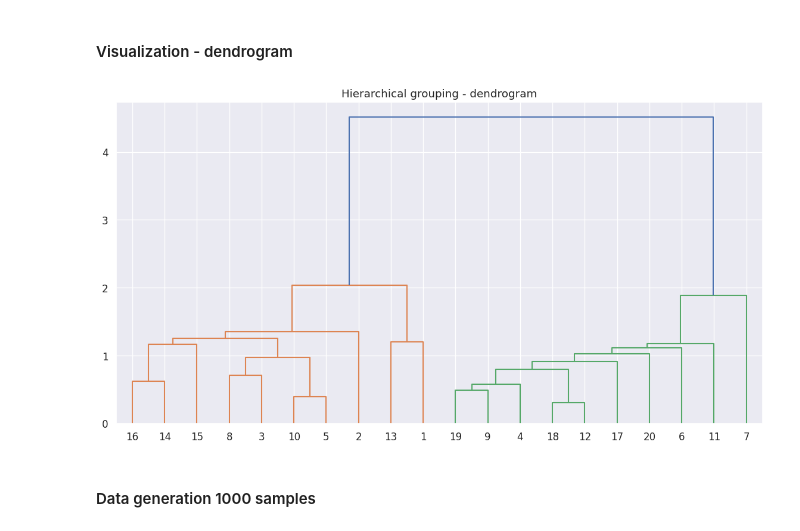
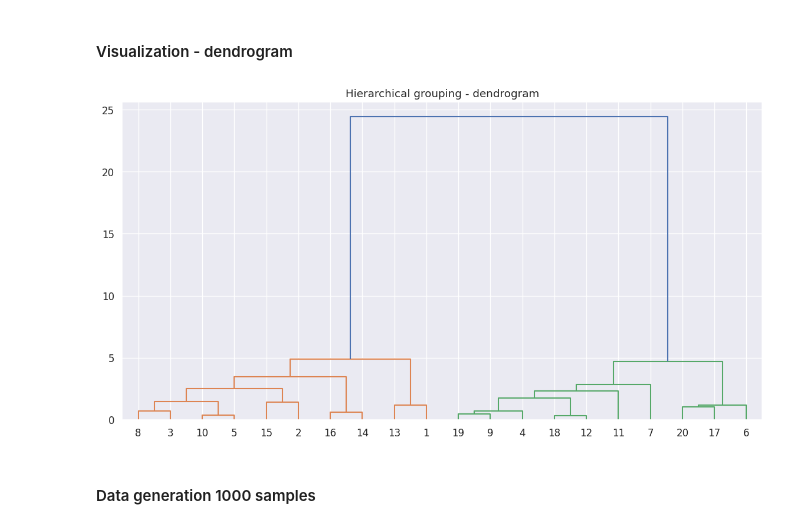
Before and after one commit to davidofitaly/05_clustering_projects, a Jupyter notebook: 02_hierarchical_clustering_project.ipynb, the cells around one changed output. Saved outputs shown, nothing was run; the diff lists cells and outputs as text; code cells hidden in the pictures.

```diff
--- a/02_hierarchical_clustering_project.ipynb
+++ b/02_hierarchical_clustering_project.ipynb
@@ -77,17 +79,17 @@ plt.show()
 # %%
 from scipy.cluster.hierarchy import dendrogram
 from scipy.cluster.hierarchy import linkage
 
 # Generate a linkage matrix using the hierarchical clustering algorithm
-linked = linkage(data)
+linked = linkage(data, method='ward')
 
 # Create a dendrogram to visualize the hierarchical clustering of the data points.
 plt.figure(figsize=(14,7))
 dendrogram(linked, orientation='top', labels=range(1, 21), distance_sort='descending', show_leaf_counts=True)
 plt.title('Hierarchical grouping - dendrogram')
 plt.show()
 # %% [output]
-[figure, old version]
+[figure, new version]
 # %% [markdown]
 #### <a name='4'> </a> Data generation 1000 samples
 # %%
```
Also changed, not shown: parts of 5 cells of this notebook.
